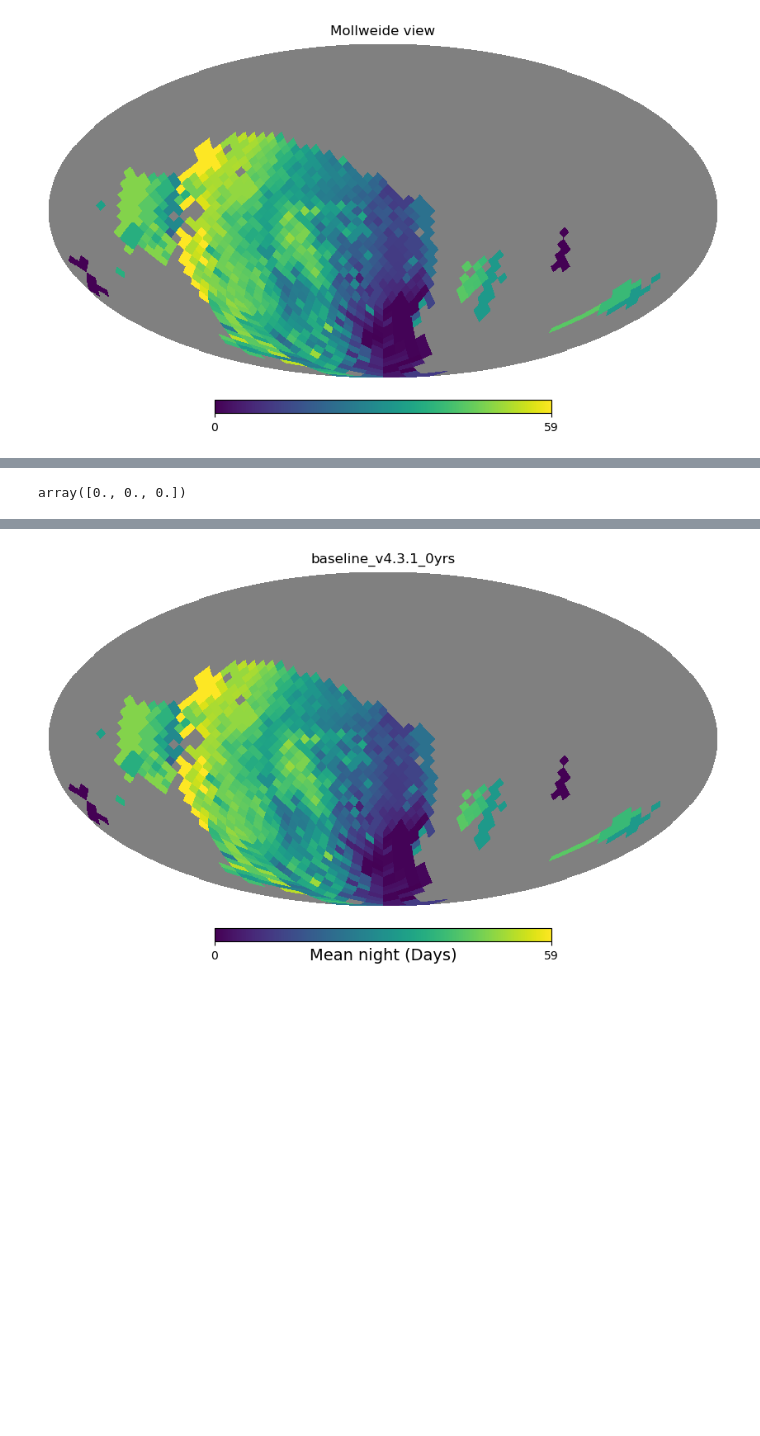
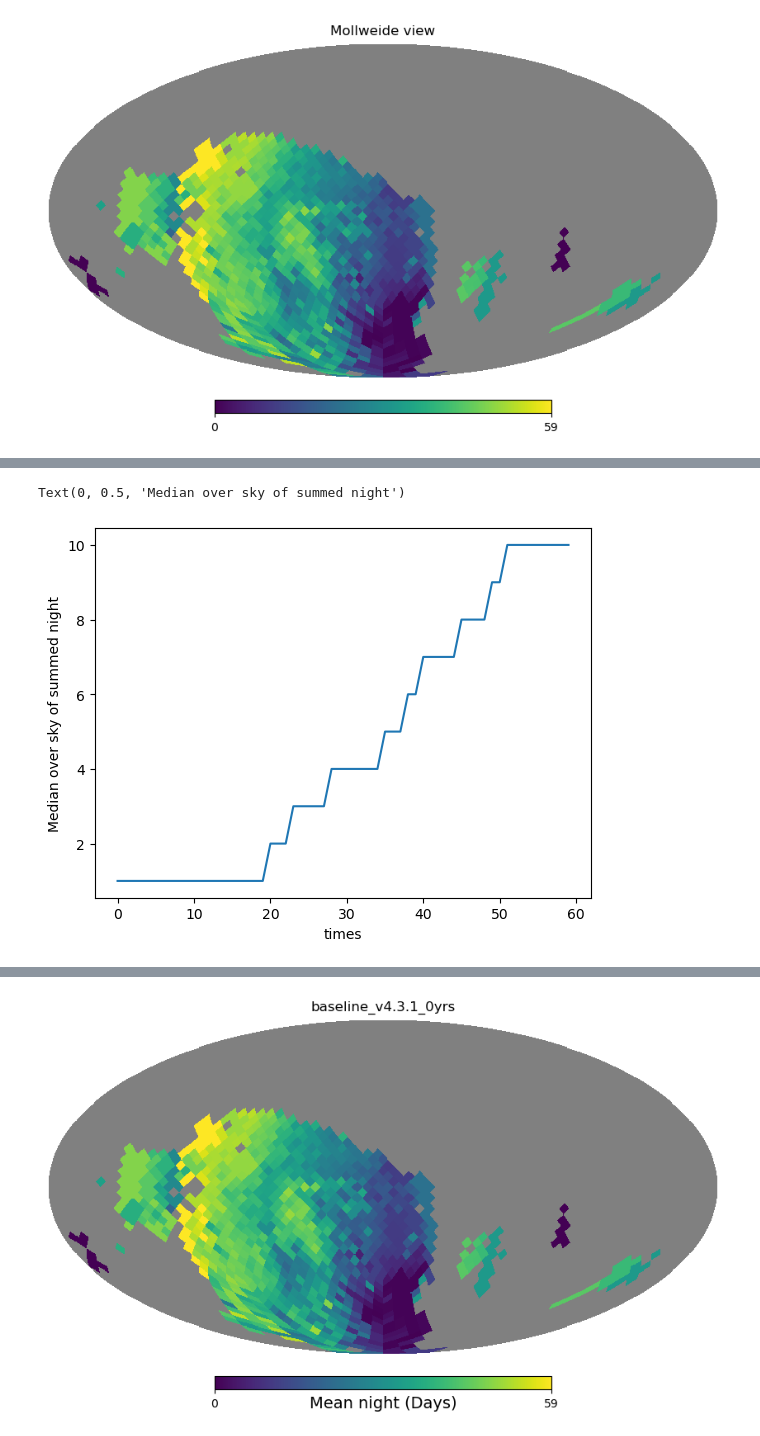
Before and after one commit to yoachim/25_scratch, a Jupyter notebook: maf_simple/simple_maf.ipynb, the cells around one changed output, grey strips where cells are left out. Drawn from its saved outputs; the diff is of its cells as text; code cells hidden in the pictures; blank space fills up the shorter version.

```diff
--- a/maf_simple/simple_maf.ipynb
+++ b/maf_simple/simple_maf.ipynb
@@ -43,8 +49,14 @@ hp.mollview(result["std"])
-# %%
-np.zeros((3))
-# %% [output]
-array([0., 0., 0.])
 # %%
-sl = Slicer(nside=16, missing=0)
-result = sl(df, VectorMetric())
+# A vector metric example
+times = np.arange(60)
+sl = Slicer(nside=16, missing=np.nan)
+vm_result = sl(df, VectorMetric(times=times))
+med = np.nanmedian(vm_result, axis=0)
+
+plt.plot(times, med)
+plt.xlabel("times")
+plt.ylabel("Median over sky of summed night")
+# %% [output]
+Text(0, 0.5, 'Median over sky of summed night')
+[figure, added]
 # %%
```
Also changed, not shown: parts of 17 cells of this notebook, 1 other file.
